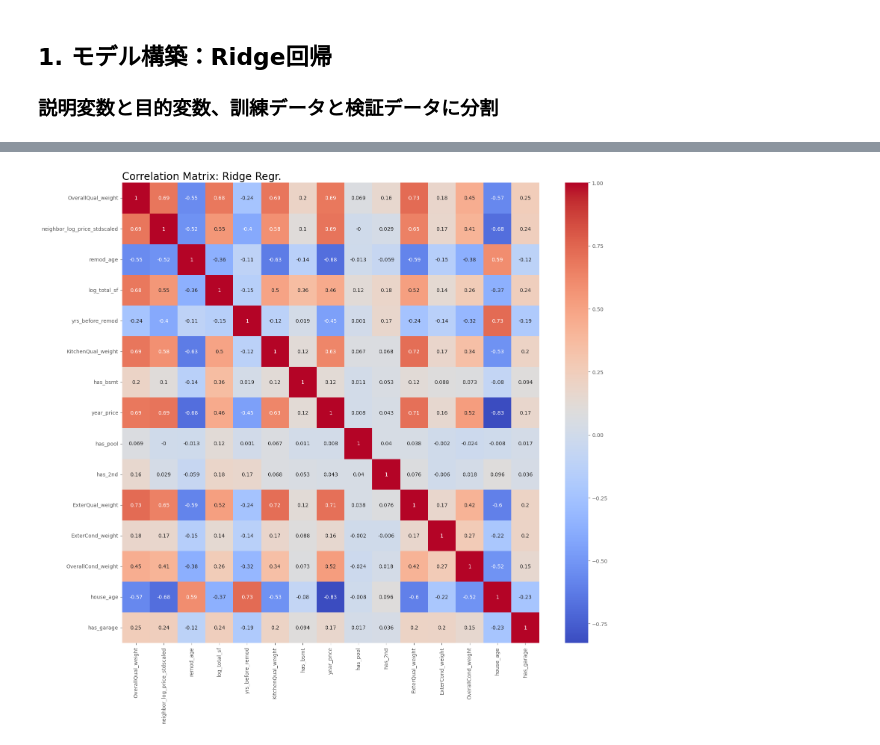
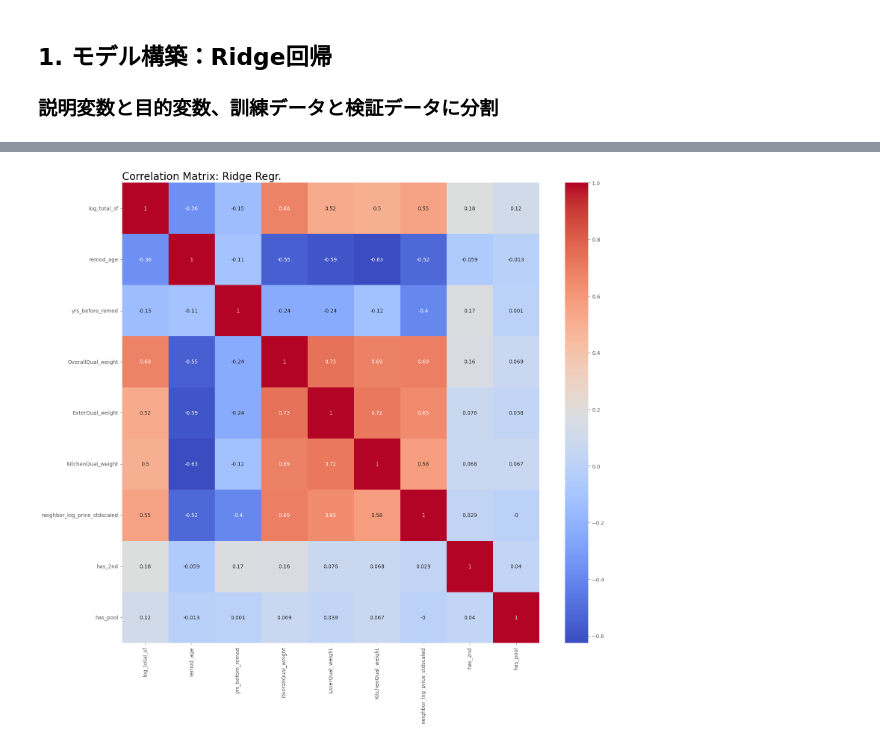
Before and after one commit to automatedtomato/kaggle-house-prices, a Jupyter notebook: notebooks/0100_baseline.ipynb, the cells around one changed output, grey strips where cells are left out. Cells and saved outputs as stored; diff of their text form; code cells hidden in the pictures.

```diff
--- a/notebooks/0100_baseline.ipynb
+++ b/notebooks/0100_baseline.ipynb
@@ -16,7 +16,7 @@ import os
 from constants import *
 
 plt.style.use('ggplot')
-sns.set_palette('Set1_r')
+sns.set_palette('rocket')
 # %% [markdown]
 ## 0. データ取得から標準化まで
 # %%
@@ -137,13 +199,19 @@ columns = importance_df['feature'].values
 # %%
-corr_mat = data[columns].corr().round(3)
+important_cols = ['log_total_sf',
+    'remod_age', 'yrs_before_remod',
+    'OverallQual_weight', 'ExterQual_weight', 'KitchenQual_weight',
+    'neighbor_log_price_stdscaled',
+    'has_2nd','has_pool']
+
+corr_mat = data[important_cols].corr().round(3)
 
 plt.figure(figsize=(18, 16))
 sns.heatmap(data=corr_mat, annot=True, cmap='coolwarm')
 plt.title('Correlation Matrix: Ridge Regr.', fontsize=20, loc='left')
 plt.savefig(os.path.join(IMAGE_PATH, '0101_corr_matrix.png'))
 plt.show()
 # %% [output]
-[figure, old version]
+[figure, new version]
 # %%
 import pingouin as pg
 
```
Also changed, not shown: parts of 22 cells of this notebook, 6 other files.
